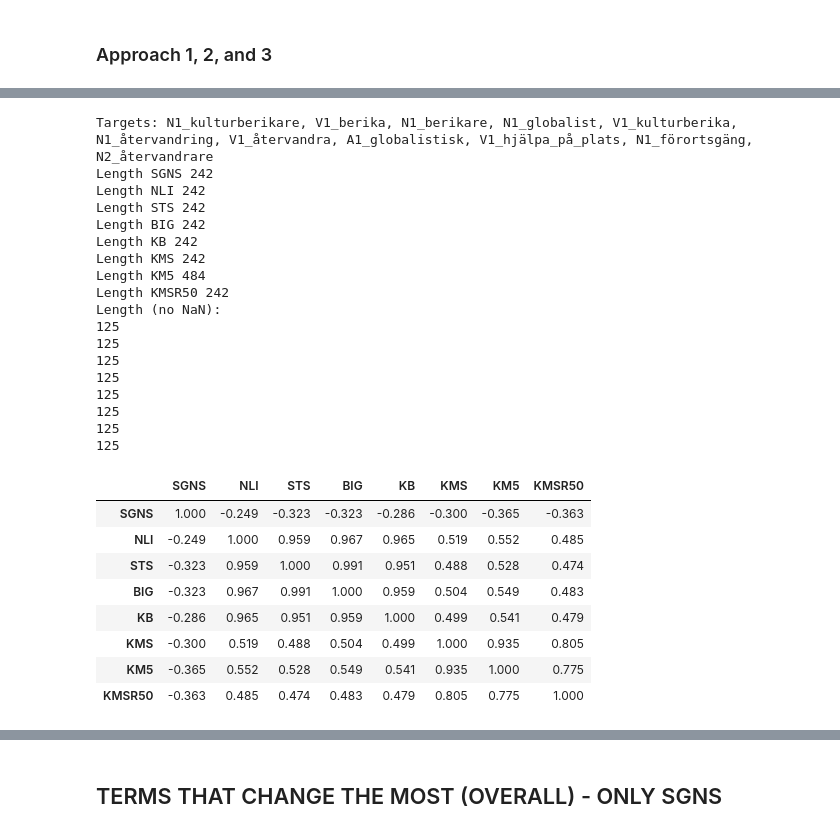
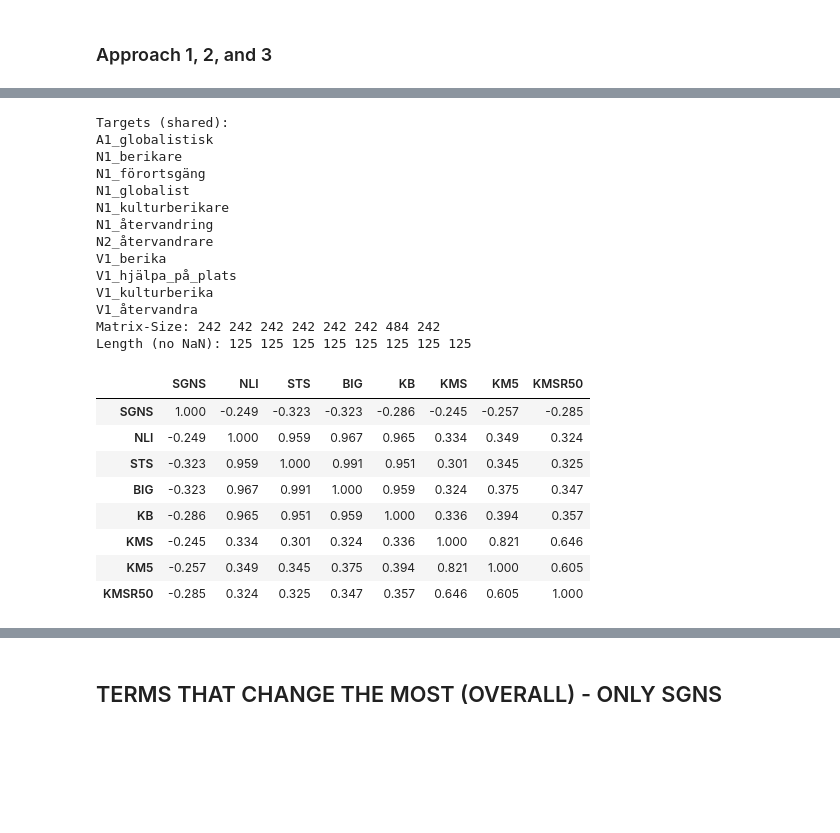
Before and after one commit to mboholm/dw_change, a Jupyter notebook: analysis/analysis.ipynb, the cells around one changed output, grey strips where cells are left out. Saved outputs shown, nothing was run; the diff lists cells and outputs as text; code cells hidden in the pictures; blank space fills up the shorter version.

```diff
--- a/analysis/analysis.ipynb
+++ b/analysis/analysis.ipynb
@@ -550,41 +559,54 @@ def model_comparison(
     # "universal"  Uses the same variable for comparison
     # "var_off"    Uses different variables for different models. Obs! Do not forget to normalize!
     var_off=None, # A list of the same length as dfs and mnames
-    word=None, # not supported at the moment ...
+    col_start=None, # To calibrate series of differnt length
     metric="pearson",
 ):
 
-    trgs = [trg for trg in get_dwts(dfs[0], targets)]             # based on first df
+    # Getting shared targets
+    pre_targets = [set([trg for trg in get_dwts(df, targets)]) for df in dfs]
+    trgs = set.intersection(*pre_targets)
+
+    #trgs = [trg for trg in get_dwts(dfs[0], targets)]             # based on first df
     trgs = [trg for trg in trgs if trg.startswith(prefix)] if prefix != None else trgs
-    print("Targets:", ", ".join(trgs))
+    print("Targets (shared):")
+    print("\n".join(sorted(trgs)))
 
     _XY = []
     if mode == "universal":
+
         cols = [col for col in dfs[0].columns if col.startswith(var)] # based on first df
+        if col_start != None:
+            cols = [col for col in cols if int(col.split("_")[-1].split[":"][0]) >= col_start]
 
         for model, mname in zip(dfs, mnames):
             this_model = []
             for col in cols:
                 this_model.extend(model.loc[trgs, col])
-            print("Length", mname, len(this_model))
+            #print("Length", mname, len(this_model))
             _XY.append(this_model)
 
     if mode == "var_off":
         for model, mname, voff in zip(dfs, mnames, var_off):
 
             cols = [col for col in model.columns if col.startswith(voff)]
+            #print(cols)
+            if col_start != None:
+                cols = [col for col in cols if int(col.split("_")[-1].split(":")[0]) >= col_start]
 
             this_model = []
             for col in cols:
                 this_model.extend(model.loc[trgs, col])
-            print("Length", mname, len(this_model))
+            #print("Length", mname, len(this_model))
             _XY.append(this_model)
+
+    Ns = [str(len(xy)) for xy in _XY]
+    print("Matrix-Size:", " ".join(Ns))
 
     _XY = list(zip(*[xyz for xyz in zip(*_XY) if nonalist(xyz)])) # note: xyz is a variable for a tuple
 
-    print("Length (no NaN):")
-    for vector in _XY:
-        print(len(vector))
+    Ns = [str(len(xy)) for xy in _XY]
+    print("Length (no NaN):", " ".join(Ns))
 
     _XY = [norm(model) for model in _XY] if norm != None else _XY
 
@@ -820,4 +853,4 @@ df_tbn_kb = read_csv(results_dir / "fb_pol-time_bin-bert-sentence-bert-swedish-c
 # %% [markdown]
 ### Cluster
 # %%
-df_cluster = read_csv(results_dir / "fb_pol-yearly-cluster-sts_fbmodel.csv")
+df_cluster = read_csv(results_dir / "fb_pol-yearly-cluster-sentence-bert-swedish-cased.csv")
@@ -1311,44 +1274,39 @@ The cluster approaches not correlated with SGNS - not for GCH, nor RCH. The clus
 # %%
 model_comparison(
     dfs = [df_yearly_dwt, df_bert_nli, df_bert_sts, df_bert_big, df_bert_kb, df_cluster, df_cluster, df_cluster],
     mnames = ["SGNS", "NLI",  "STS","BIG","KB", "KMS", "KM5","KMSR50"],
     var = None,
     norm=None,
     targets = Path("../data/utils/dwts.txt"), # =get_dwts(df_yearly_dwt, dwt_path)
     prefix = ("N", "A", "V"),
     mode="var_off",
     # Mode:
     # "universal"  Uses the same variable for comparison
     # "var_off"    Uses different variables for different models. Obs! Do not forget to normalize!
     var_off=["gch", "gch", "gch", "gch", "gch","kmsr50", "kms", "km5"], # A list of the same length as dfs and mnames
-    word=None, # not supported at the moment ...
     metric="pearson"
 )
 # %% [output]
-Targets: N1_kulturberikare, V1_berika, N1_berikare, N1_globalist, V1_kulturberika, N1_återvandring, V1_återvandra, A1_globalistisk, V1_hjälpa_på_plats, N1_förortsgäng, N2_återvandrare
-Length SGNS 242
-Length NLI 242
-Length STS 242
-Length BIG 242
-Length KB 242
-Length KMS 242
-Length KM5 484
-Length KMSR50 242
-Length (no NaN):
-125
-125
-125
-125
-125
-125
-125
-125
+Targets (shared):
+A1_globalistisk
+N1_berikare
+N1_förortsgäng
+N1_globalist
+N1_kulturberikare
+N1_återvandring
+N2_återvandrare
+V1_berika
+V1_hjälpa_på_plats
+V1_kulturberika
+V1_återvandra
+Matrix-Size: 242 242 242 242 242 242 484 242
+Length (no NaN): 125 125 125 125 125 125 125 125
 |  | SGNS | NLI | STS | BIG | KB | KMS | KM5 | KMSR50 |
-| SGNS | 1.000 | -0.249 | -0.323 | -0.323 | -0.286 | -0.300 | -0.365 | -0.363 |
-| NLI | -0.249 | 1.000 | 0.959 | 0.967 | 0.965 | 0.519 | 0.552 | 0.485 |
-| STS | -0.323 | 0.959 | 1.000 | 0.991 | 0.951 | 0.488 | 0.528 | 0.474 |
-| BIG | -0.323 | 0.967 | 0.991 | 1.000 | 0.959 | 0.504 | 0.549 | 0.483 |
-| KB | -0.286 | 0.965 | 0.951 | 0.959 | 1.000 | 0.499 | 0.541 | 0.479 |
-| KMS | -0.300 | 0.519 | 0.488 | 0.504 | 0.499 | 1.000 | 0.935 | 0.805 |
-| KM5 | -0.365 | 0.552 | 0.528 | 0.549 | 0.541 | 0.935 | 1.000 | 0.775 |
-| KMSR50 | -0.363 | 0.485 | 0.474 | 0.483 | 0.479 | 0.805 | 0.775 | 1.000 |
+| SGNS | 1.000 | -0.249 | -0.323 | -0.323 | -0.286 | -0.245 | -0.257 | -0.285 |
+| NLI | -0.249 | 1.000 | 0.959 | 0.967 | 0.965 | 0.334 | 0.349 | 0.324 |
+| STS | -0.323 | 0.959 | 1.000 | 0.991 | 0.951 | 0.301 | 0.345 | 0.325 |
+| BIG | -0.323 | 0.967 | 0.991 | 1.000 | 0.959 | 0.324 | 0.375 | 0.347 |
+| KB | -0.286 | 0.965 | 0.951 | 0.959 | 1.000 | 0.336 | 0.394 | 0.357 |
+| KMS | -0.245 | 0.334 | 0.301 | 0.324 | 0.336 | 1.000 | 0.821 | 0.646 |
+| KM5 | -0.257 | 0.349 | 0.345 | 0.375 | 0.394 | 0.821 | 1.000 | 0.605 |
+| KMSR50 | -0.285 | 0.324 | 0.325 | 0.347 | 0.357 | 0.646 | 0.605 | 1.000 |
```
Also changed, not shown: parts of 231 cells of this notebook, 16 other files.
